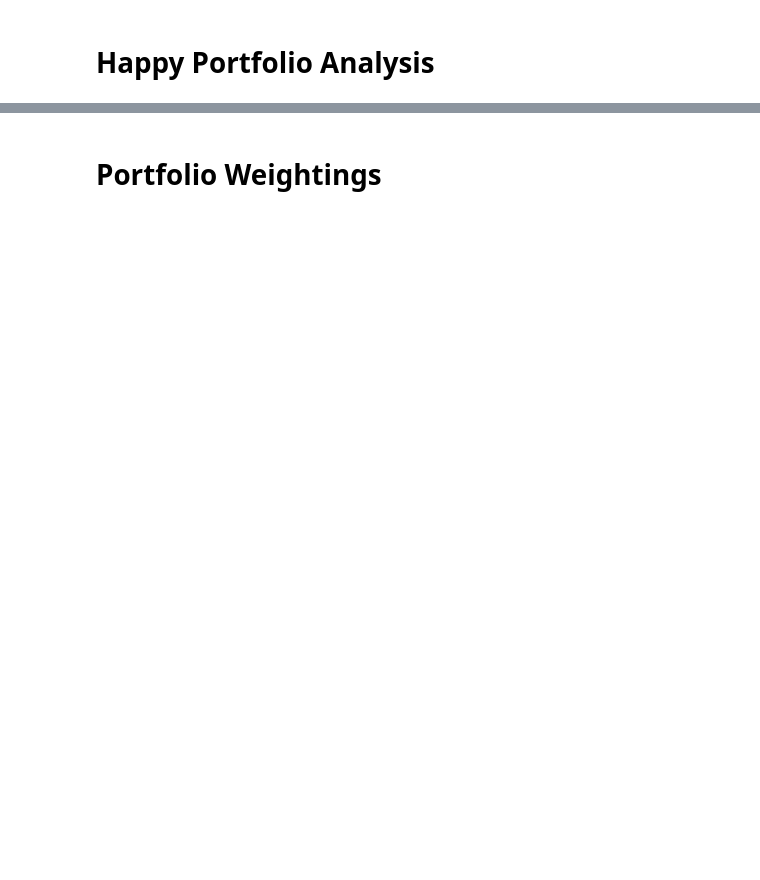
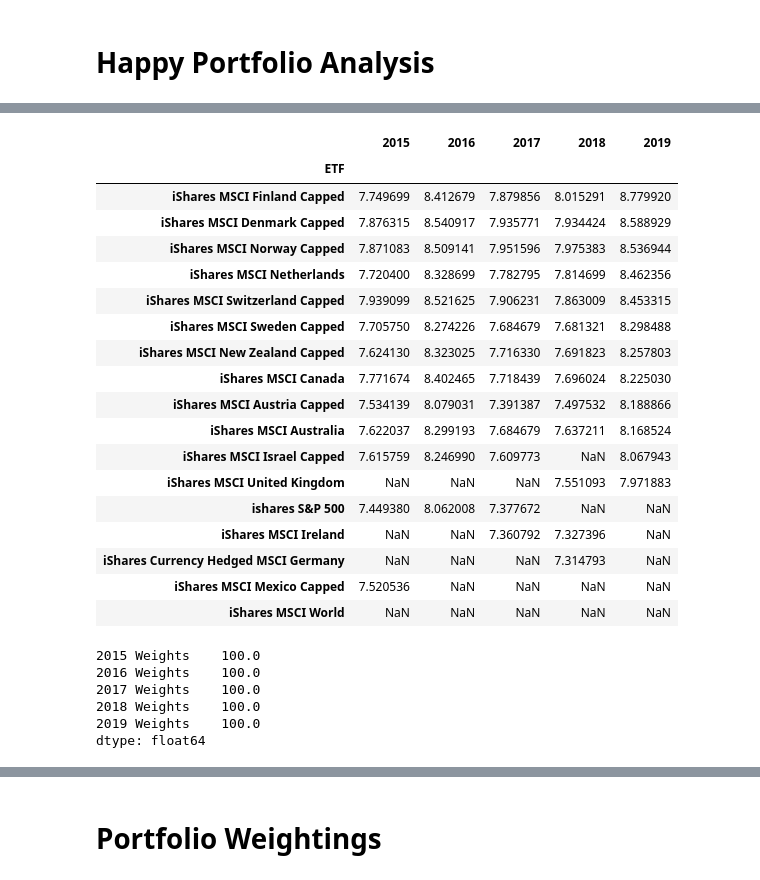
Before and after one commit to tnmercer/group_repo, a Jupyter notebook: main_notebook.ipynb, the cells around one changed output, grey strips where cells are left out. Drawn from its saved outputs; the diff is of its cells as text; code cells hidden in the pictures; blank space fills up the shorter version.

Commit message:
Pulled in happy pkl and mapped to etfs, weighted by annual performance

```diff
--- a/main_notebook.ipynb
+++ b/main_notebook.ipynb
@@ -61 +149,45 @@ etf_country_map = {
+# %%
+country_etf_weighted = country_etf_combined
+
+country_etf_weighted["2015 Weights"] = (country_etf_weighted[2015]/country_etf_weighted[2015].sum()) * 100
+country_etf_weighted["2016 Weights"] = (country_etf_weighted[2016]/country_etf_weighted[2016].sum()) * 100
+country_etf_weighted["2017 Weights"] = (country_etf_weighted[2017]/country_etf_weighted[2017].sum()) * 100
+country_etf_weighted["2018 Weights"] = (country_etf_weighted[2018]/country_etf_weighted[2018].sum()) * 100
+country_etf_weighted["2019 Weights"] = (country_etf_weighted[2019]/country_etf_weighted[2019].sum()) * 100
+
+country_etf_weighted = country_etf_weighted.drop(columns=[2015,2016,2017,2018,2019])
+
+columns = [2015,2016,2017,2018,2019]
+country_etf_weighted.columns = columns
+
+country_etf_weighted
+# %% [output]
+|  | 2015 | 2016 | 2017 | 2018 | 2019 |
+| ETF |  |  |  |  |  |
+| iShares MSCI Finland Capped | 7.749699 | 8.412679 | 7.879856 | 8.015291 | 8.779920 |
+| iShares MSCI Denmark Capped | 7.876315 | 8.540917 | 7.935771 | 7.934424 | 8.588929 |
+| iShares MSCI Norway Capped | 7.871083 | 8.509141 | 7.951596 | 7.975383 | 8.536944 |
+| iShares MSCI Netherlands | 7.720400 | 8.328699 | 7.782795 | 7.814699 | 8.462356 |
+| iShares MSCI Switzerland Capped | 7.939099 | 8.521625 | 7.906231 | 7.863009 | 8.453315 |
+| iShares MSCI Sweden Capped | 7.705750 | 8.274226 | 7.684679 | 7.681321 | 8.298488 |
+| iShares MSCI New Zealand Capped | 7.624130 | 8.323025 | 7.716330 | 7.691823 | 8.257803 |
+| iShares MSCI Canada | 7.771674 | 8.402465 | 7.718439 | 7.696024 | 8.225030 |
+| iShares MSCI Austria Capped | 7.534139 | 8.079031 | 7.391387 | 7.497532 | 8.188866 |
+| iShares MSCI Australia | 7.622037 | 8.299193 | 7.684679 | 7.637211 | 8.168524 |
+| iShares MSCI Israel Capped | 7.615759 | 8.246990 | 7.609773 | NaN | 8.067943 |
+| iShares MSCI United Kingdom | NaN | NaN | NaN | 7.551093 | 7.971883 |
+| ishares S&P 500 | 7.449380 | 8.062008 | 7.377672 | NaN | NaN |
+| iShares MSCI Ireland | NaN | NaN | 7.360792 | 7.327396 | NaN |
+| iShares Currency Hedged MSCI Germany | NaN | NaN | NaN | 7.314793 | NaN |
+| iShares MSCI Mexico Capped | 7.520536 | NaN | NaN | NaN | NaN |
+| iShares MSCI World | NaN | NaN | NaN | NaN | NaN |
+# %%
+country_etf_weighted.sum()
+# %% [output]
+2015 Weights    100.0
+2016 Weights    100.0
+2017 Weights    100.0
+2018 Weights    100.0
+2019 Weights    100.0
+dtype: float64
 # %%
```
Also changed, not shown: parts of 18 cells of this notebook.
